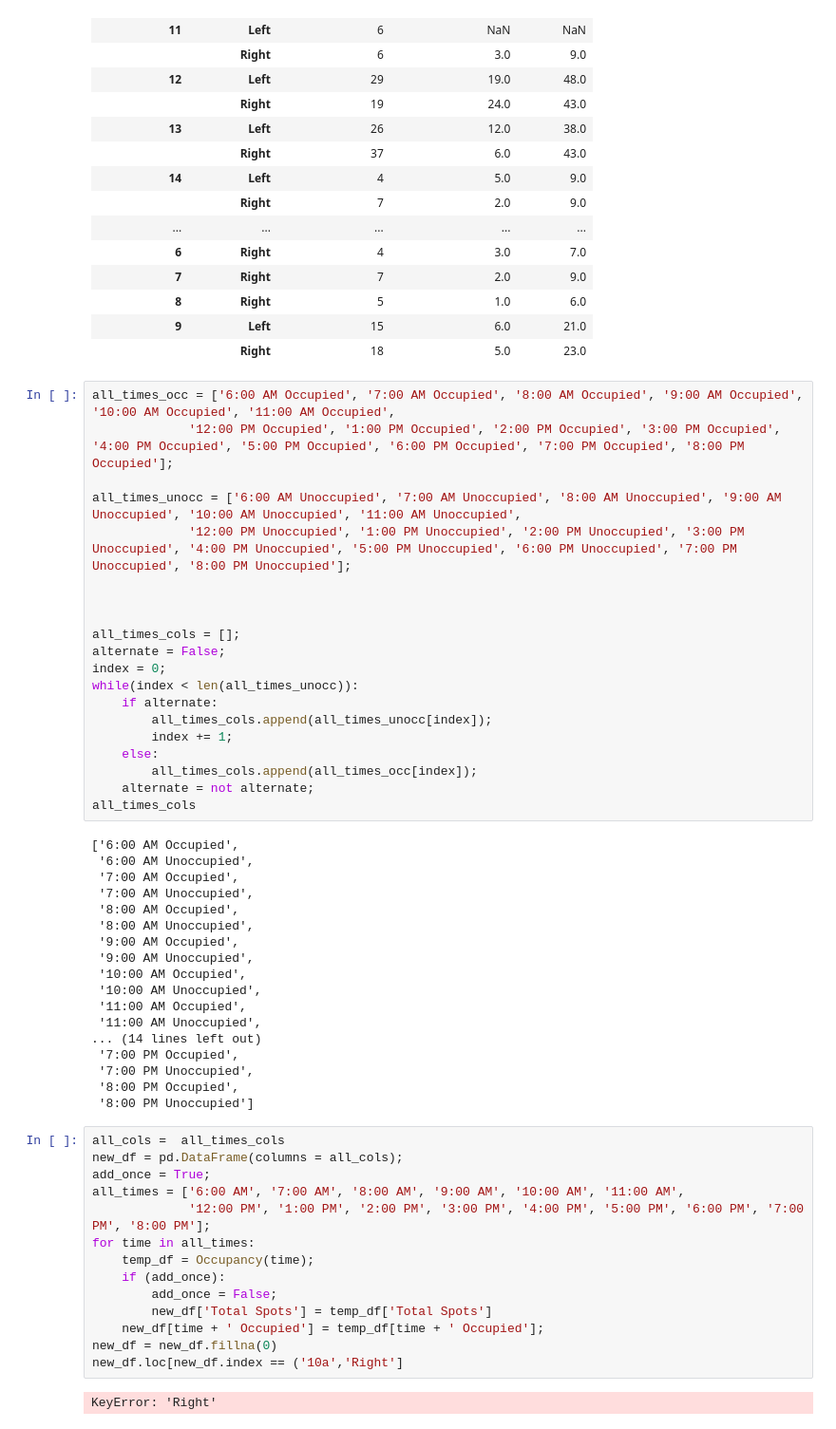
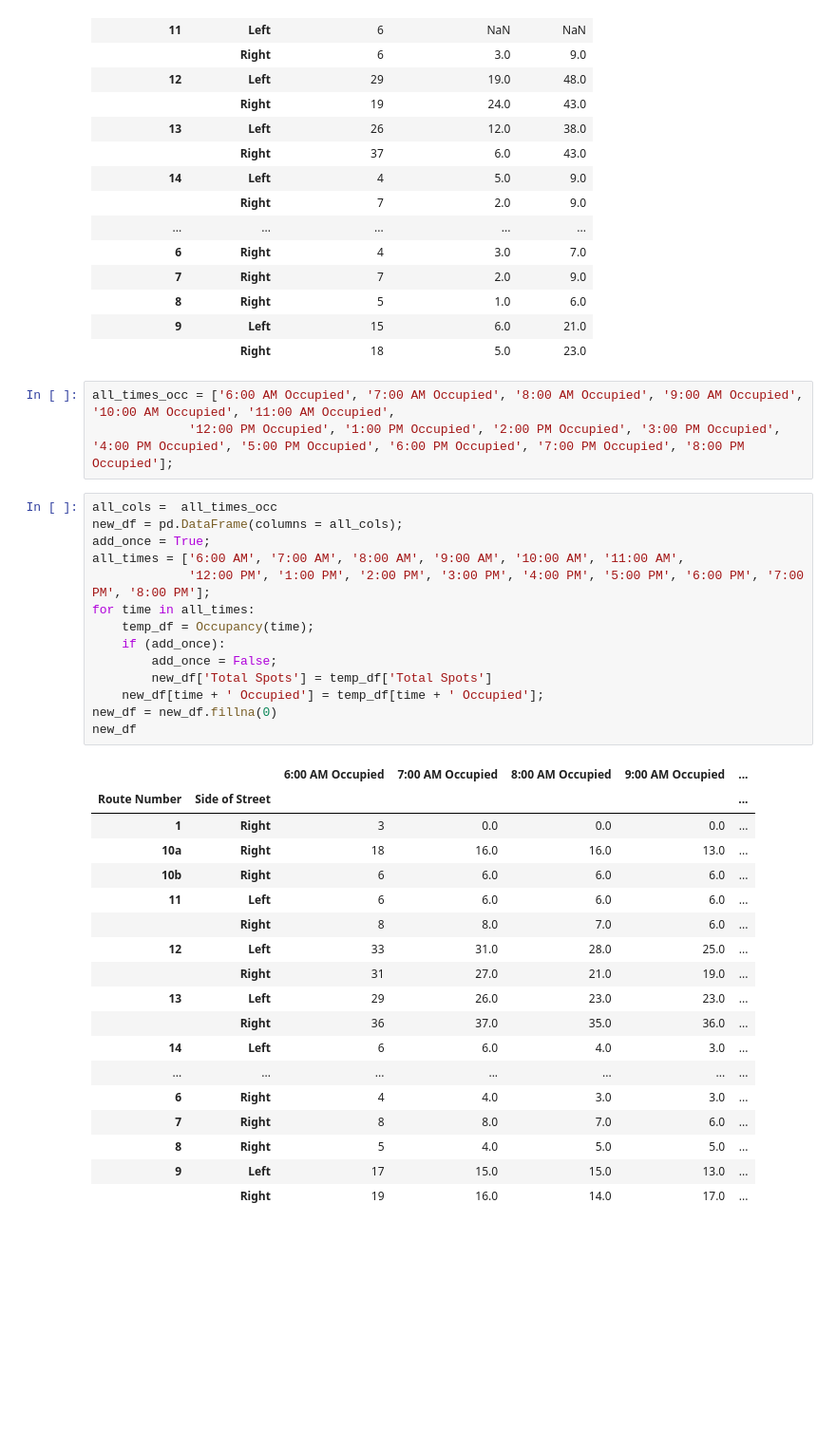
Before and after one commit to Northeastern-DS-4200-F19/project-team-1-parking, a Jupyter notebook: Parking_Project.ipynb, the cells around one changed output. Shown at 95% size. Saved outputs shown, nothing was run; the diff lists cells and outputs as text; blank space fills up the shorter version.

```diff
--- a/Parking_Project.ipynb
+++ b/Parking_Project.ipynb
@@ -138,55 +138,37 @@ Occupancy('4:00 PM')
 # %%
 all_times_occ = ['6:00 AM Occupied', '7:00 AM Occupied', '8:00 AM Occupied', '9:00 AM Occupied', '10:00 AM Occupied', '11:00 AM Occupied',
              '12:00 PM Occupied', '1:00 PM Occupied', '2:00 PM Occupied', '3:00 PM Occupied', '4:00 PM Occupied', '5:00 PM Occupied', '6:00 PM Occupied', '7:00 PM Occupied', '8:00 PM Occupied'];
-
-all_times_unocc = ['6:00 AM Unoccupied', '7:00 AM Unoccupied', '8:00 AM Unoccupied', '9:00 AM Unoccupied', '10:00 AM Unoccupied', '11:00 AM Unoccupied',
-             '12:00 PM Unoccupied', '1:00 PM Unoccupied', '2:00 PM Unoccupied', '3:00 PM Unoccupied', '4:00 PM Unoccupied', '5:00 PM Unoccupied', '6:00 PM Unoccupied', '7:00 PM Unoccupied', '8:00 PM Unoccupied'];
-
-
-
-all_times_cols = [];
-alternate = False;
-index = 0;
-while(index < len(all_times_unocc)):
-    if alternate:
-        all_times_cols.append(all_times_unocc[index]);
-        index += 1;
-    else:
-        all_times_cols.append(all_times_occ[index]);
-    alternate = not alternate;
-all_times_cols
-# %% [output]
-['6:00 AM Occupied',
- '6:00 AM Unoccupied',
- '7:00 AM Occupied',
- '7:00 AM Unoccupied',
- '8:00 AM Occupied',
- '8:00 AM Unoccupied',
- '9:00 AM Occupied',
- '9:00 AM Unoccupied',
- '10:00 AM Occupied',
- '10:00 AM Unoccupied',
- '11:00 AM Occupied',
- '11:00 AM Unoccupied',
-... (14 lines left out)
- '7:00 PM Occupied',
- '7:00 PM Unoccupied',
- '8:00 PM Occupied',
- '8:00 PM Unoccupied']
 # %%
-all_cols =  all_times_cols
+all_cols =  all_times_occ
 new_df = pd.DataFrame(columns = all_cols);
 add_once = True;
 all_times = ['6:00 AM', '7:00 AM', '8:00 AM', '9:00 AM', '10:00 AM', '11:00 AM',
              '12:00 PM', '1:00 PM', '2:00 PM', '3:00 PM', '4:00 PM', '5:00 PM', '6:00 PM', '7:00 PM', '8:00 PM'];
 for time in all_times:
     temp_df = Occupancy(time);
     if (add_once):
         add_once = False;
         new_df['Total Spots'] = temp_df['Total Spots']
     new_df[time + ' Occupied'] = temp_df[time + ' Occupied'];
 new_df = new_df.fillna(0)
-new_df.loc[new_df.index == ('10a','Right']
+new_df
 # %% [output]
-KeyError: 'Right'
+|  |  | 6:00 AM Occupied | 7:00 AM Occupied | 8:00 AM Occupied | 9:00 AM Occupied | ... |
+| Route Number | Side of Street |  |  |  |  | ... |
+| 1 | Right | 3 | 0.0 | 0.0 | 0.0 | ... |
+| 10a | Right | 18 | 16.0 | 16.0 | 13.0 | ... |
+| 10b | Right | 6 | 6.0 | 6.0 | 6.0 | ... |
+| 11 | Left | 6 | 6.0 | 6.0 | 6.0 | ... |
+|  | Right | 8 | 8.0 | 7.0 | 6.0 | ... |
+| 12 | Left | 33 | 31.0 | 28.0 | 25.0 | ... |
+|  | Right | 31 | 27.0 | 21.0 | 19.0 | ... |
+| 13 | Left | 29 | 26.0 | 23.0 | 23.0 | ... |
+|  | Right | 36 | 37.0 | 35.0 | 36.0 | ... |
+| 14 | Left | 6 | 6.0 | 4.0 | 3.0 | ... |
+| ... | ... | ... | ... | ... | ... | ... |
+| 6 | Right | 4 | 4.0 | 3.0 | 3.0 | ... |
+| 7 | Right | 8 | 8.0 | 7.0 | 6.0 | ... |
+| 8 | Right | 5 | 4.0 | 5.0 | 5.0 | ... |
+| 9 | Left | 17 | 15.0 | 15.0 | 13.0 | ... |
+|  | Right | 19 | 16.0 | 14.0 | 17.0 | ... |
 # %%
```
Also changed, not shown: parts of 1 cell of this notebook, 1 other file.
